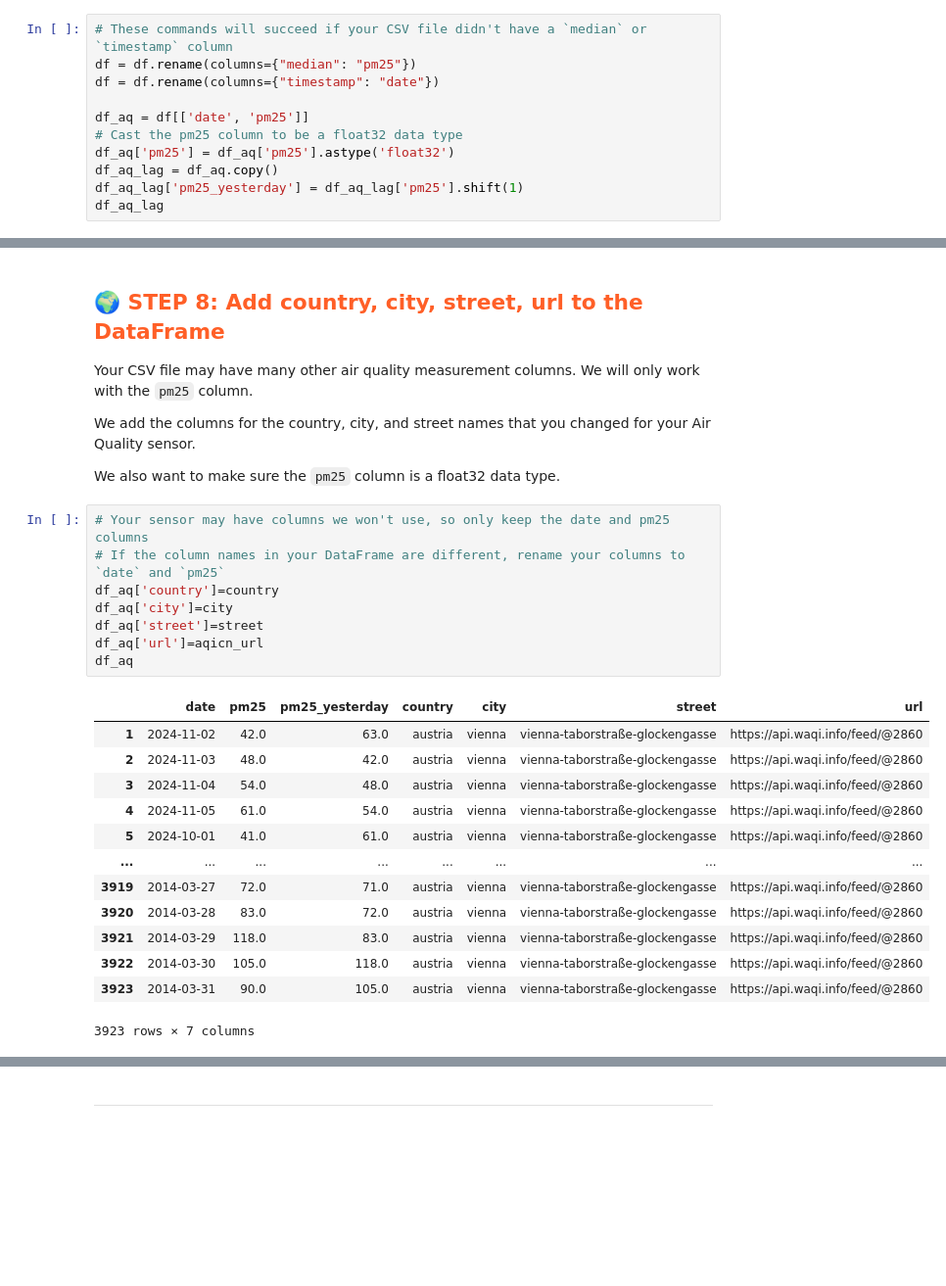
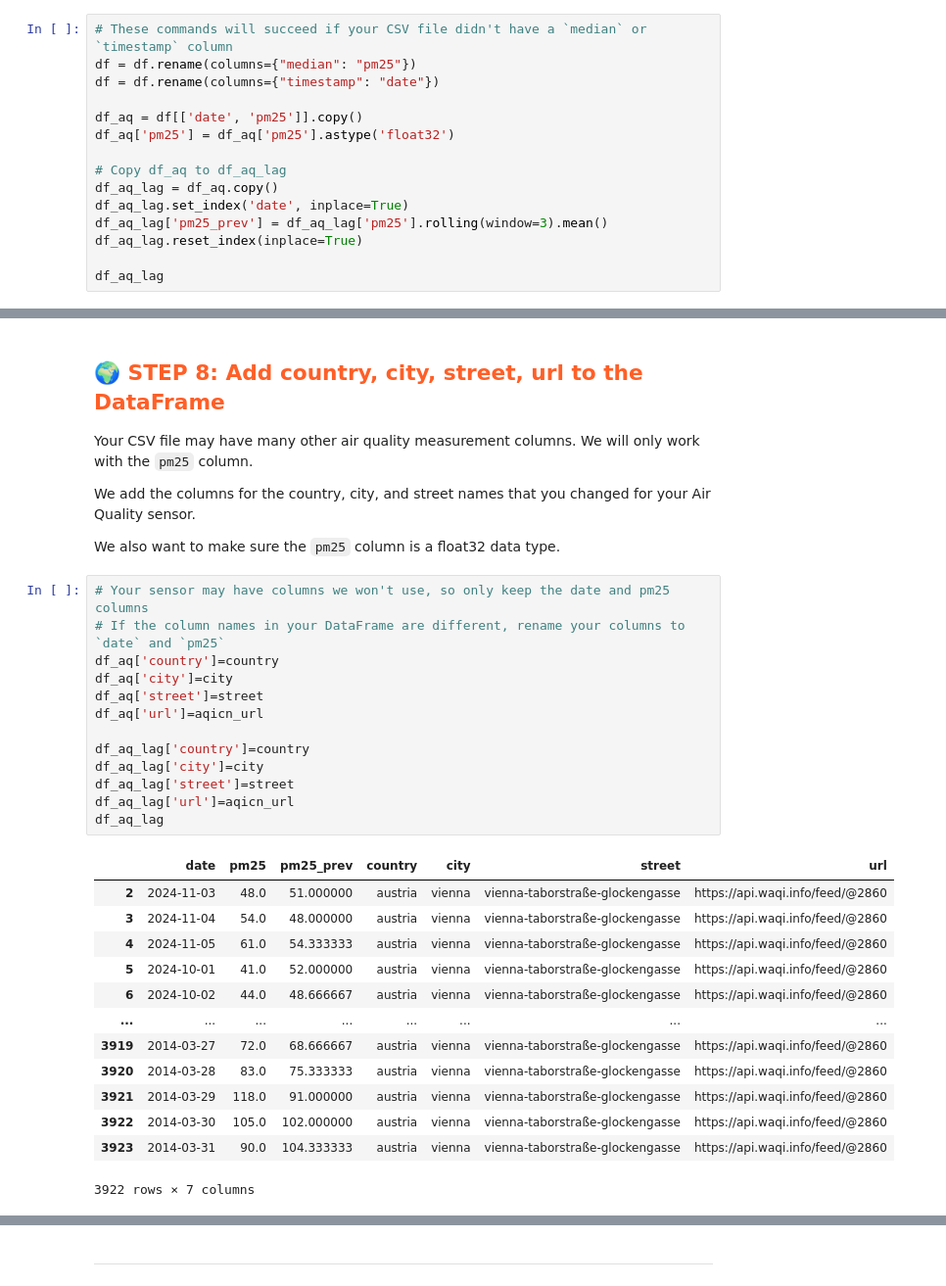
Before and after one commit to TheresaHoesl/AirQualityPrediction, a Jupyter notebook: notebooks/1_air_quality_feature_backfill.ipynb, the cells around one changed output, grey strips where cells are left out. Shown: that part at 98% size. Drawn from its saved outputs; the diff is of its cells as text; blank space fills up the shorter version.

Commit message:
made notebooks 1-3 run for rolling window

```diff
--- a/notebooks/1_air_quality_feature_backfill.ipynb
+++ b/notebooks/1_air_quality_feature_backfill.ipynb
@@ -177,10 +178,14 @@ We want to have a DataFrame with 2 columns - `date` and `pm25` after this cell b
 df = df.rename(columns={"median": "pm25"})
 df = df.rename(columns={"timestamp": "date"})
 
-df_aq = df[['date', 'pm25']]
-# Cast the pm25 column to be a float32 data type
+df_aq = df[['date', 'pm25']].copy()
 df_aq['pm25'] = df_aq['pm25'].astype('float32')
+
+# Copy df_aq to df_aq_lag
 df_aq_lag = df_aq.copy()
-df_aq_lag['pm25_yesterday'] = df_aq_lag['pm25'].shift(1)
+df_aq_lag.set_index('date', inplace=True)
+df_aq_lag['pm25_prev'] = df_aq_lag['pm25'].rolling(window=3).mean()
+df_aq_lag.reset_index(inplace=True)
+
 df_aq_lag
 # %% [output]
@@ -253,22 +258,27 @@ We also want to make sure the `pm25` column is a float32 data type.
 # %%
 # Your sensor may have columns we won't use, so only keep the date and pm25 columns
 # If the column names in your DataFrame are different, rename your columns to `date` and `pm25`
 df_aq['country']=country
 df_aq['city']=city
 df_aq['street']=street
 df_aq['url']=aqicn_url
-df_aq
+
+df_aq_lag['country']=country
+df_aq_lag['city']=city
+df_aq_lag['street']=street
+df_aq_lag['url']=aqicn_url
+df_aq_lag
 # %% [output]
-|  | date | pm25 | pm25_yesterday | country | city | street | url |
-| 1 | 2024-11-02 | 42.0 | 63.0 | austria | vienna | vienna-taborstraße-glockengasse | https://api.waqi.info/feed/@2860 |
-| 2 | 2024-11-03 | 48.0 | 42.0 | austria | vienna | vienna-taborstraße-glockengasse | https://api.waqi.info/feed/@2860 |
-| 3 | 2024-11-04 | 54.0 | 48.0 | austria | vienna | vienna-taborstraße-glockengasse | https://api.waqi.info/feed/@2860 |
-| 4 | 2024-11-05 | 61.0 | 54.0 | austria | vienna | vienna-taborstraße-glockengasse | https://api.waqi.info/feed/@2860 |
-| 5 | 2024-10-01 | 41.0 | 61.0 | austria | vienna | vienna-taborstraße-glockengasse | https://api.waqi.info/feed/@2860 |
+|  | date | pm25 | pm25_prev | country | city | street | url |
+| 2 | 2024-11-03 | 48.0 | 51.000000 | austria | vienna | vienna-taborstraße-glockengasse | https://api.waqi.info/feed/@2860 |
+| 3 | 2024-11-04 | 54.0 | 48.000000 | austria | vienna | vienna-taborstraße-glockengasse | https://api.waqi.info/feed/@2860 |
+| 4 | 2024-11-05 | 61.0 | 54.333333 | austria | vienna | vienna-taborstraße-glockengasse | https://api.waqi.info/feed/@2860 |
+| 5 | 2024-10-01 | 41.0 | 52.000000 | austria | vienna | vienna-taborstraße-glockengasse | https://api.waqi.info/feed/@2860 |
+| 6 | 2024-10-02 | 44.0 | 48.666667 | austria | vienna | vienna-taborstraße-glockengasse | https://api.waqi.info/feed/@2860 |
 | ... | ... | ... | ... | ... | ... | ... | ... |
-| 3919 | 2014-03-27 | 72.0 | 71.0 | austria | vienna | vienna-taborstraße-glockengasse | https://api.waqi.info/feed/@2860 |
-| 3920 | 2014-03-28 | 83.0 | 72.0 | austria | vienna | vienna-taborstraße-glockengasse | https://api.waqi.info/feed/@2860 |
-| 3921 | 2014-03-29 | 118.0 | 83.0 | austria | vienna | vienna-taborstraße-glockengasse | https://api.waqi.info/feed/@2860 |
-| 3922 | 2014-03-30 | 105.0 | 118.0 | austria | vienna | vienna-taborstraße-glockengasse | https://api.waqi.info/feed/@2860 |
-| 3923 | 2014-03-31 | 90.0 | 105.0 | austria | vienna | vienna-taborstraße-glockengasse | https://api.waqi.info/feed/@2860 |
+| 3919 | 2014-03-27 | 72.0 | 68.666667 | austria | vienna | vienna-taborstraße-glockengasse | https://api.waqi.info/feed/@2860 |
+| 3920 | 2014-03-28 | 83.0 | 75.333333 | austria | vienna | vienna-taborstraße-glockengasse | https://api.waqi.info/feed/@2860 |
+| 3921 | 2014-03-29 | 118.0 | 91.000000 | austria | vienna | vienna-taborstraße-glockengasse | https://api.waqi.info/feed/@2860 |
+| 3922 | 2014-03-30 | 105.0 | 102.000000 | austria | vienna | vienna-taborstraße-glockengasse | https://api.waqi.info/feed/@2860 |
+| 3923 | 2014-03-31 | 90.0 | 104.333333 | austria | vienna | vienna-taborstraße-glockengasse | https://api.waqi.info/feed/@2860 |
-3923 rows × 7 columns
+3922 rows × 7 columns
```
Also changed, not shown: parts of 11 cells of this notebook, 4 other files.
